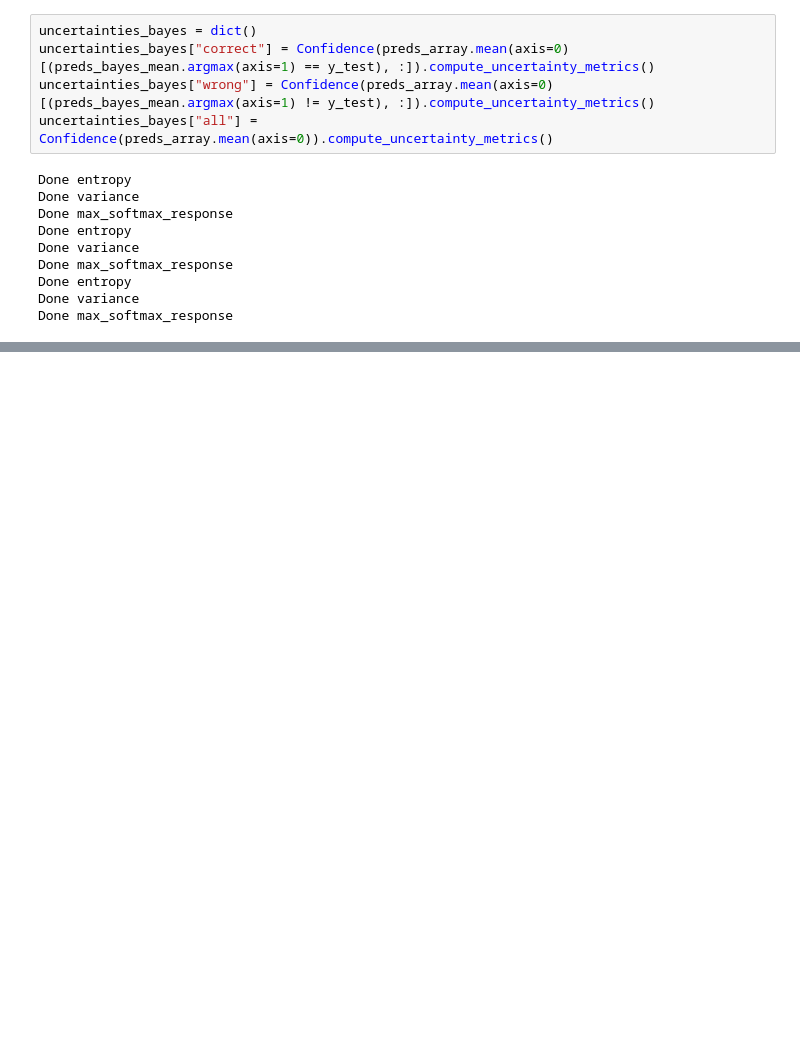
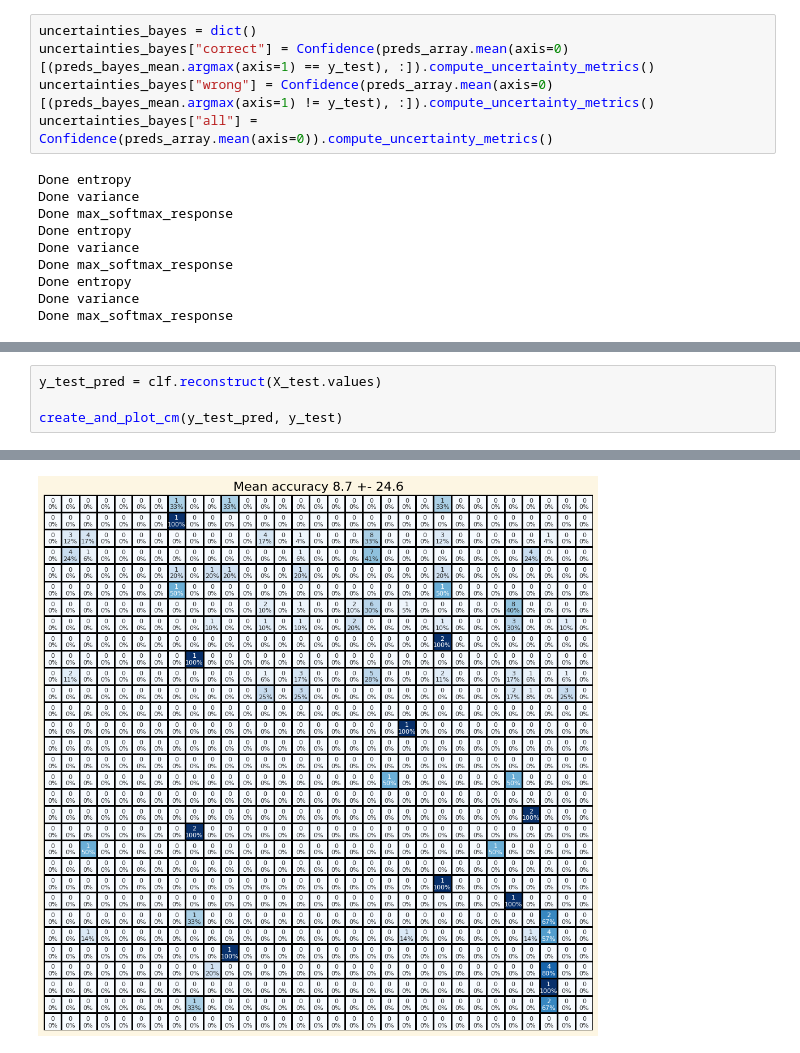
Before and after one commit to Anatr1/timeseries-anomaly-detection, a Jupyter notebook: main.ipynb, the cells around one changed output, grey strips where cells are left out. Saved outputs shown, nothing was run; the diff lists cells and outputs as text; blank space fills up the shorter version.

```diff
--- a/main.ipynb
+++ b/main.ipynb
@@ -328,0 +405,5 @@ plot_uncertainty(uncertainties_bayes, "Bayesian CNN Uncertainty")
+# %%
+y_test_pred = clf.reconstruct(X_test.values)
+
+create_and_plot_cm(y_test_pred, y_test)
+# %% [output]
@@ -328,0 +411 @@ plot_uncertainty(uncertainties_bayes, "Bayesian CNN Uncertainty")
+[figure, added]
```
Also changed, not shown: parts of 13 cells of this notebook, 1 other file.
